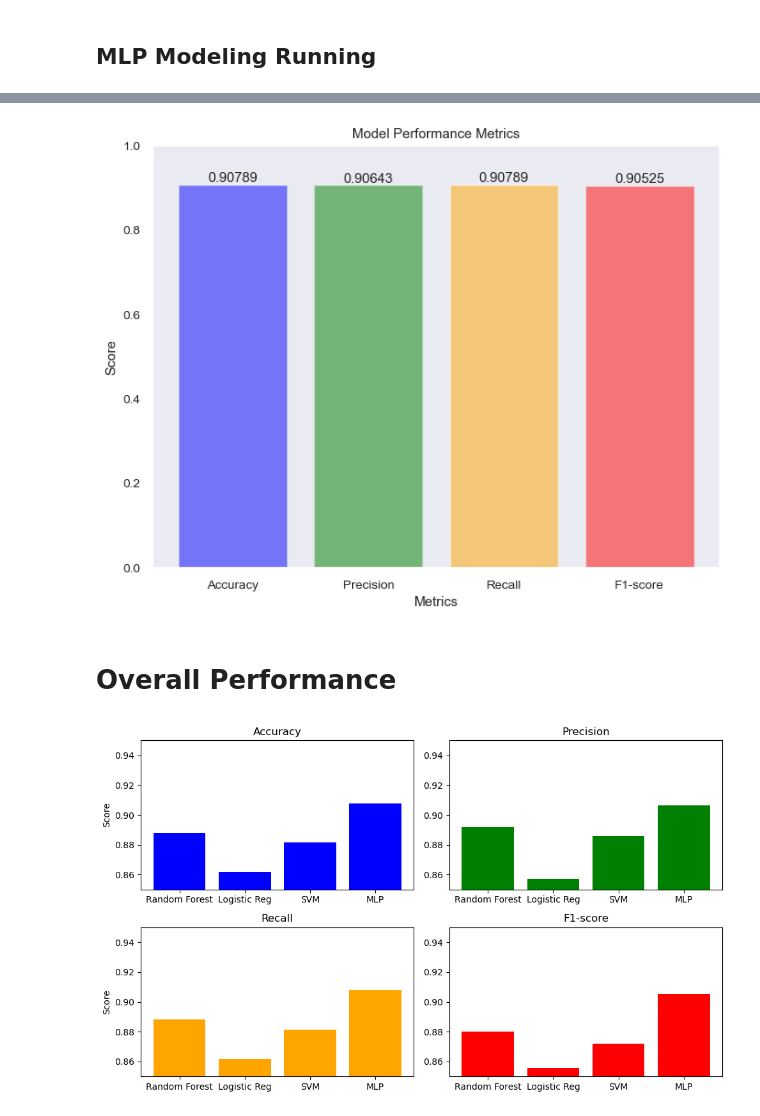
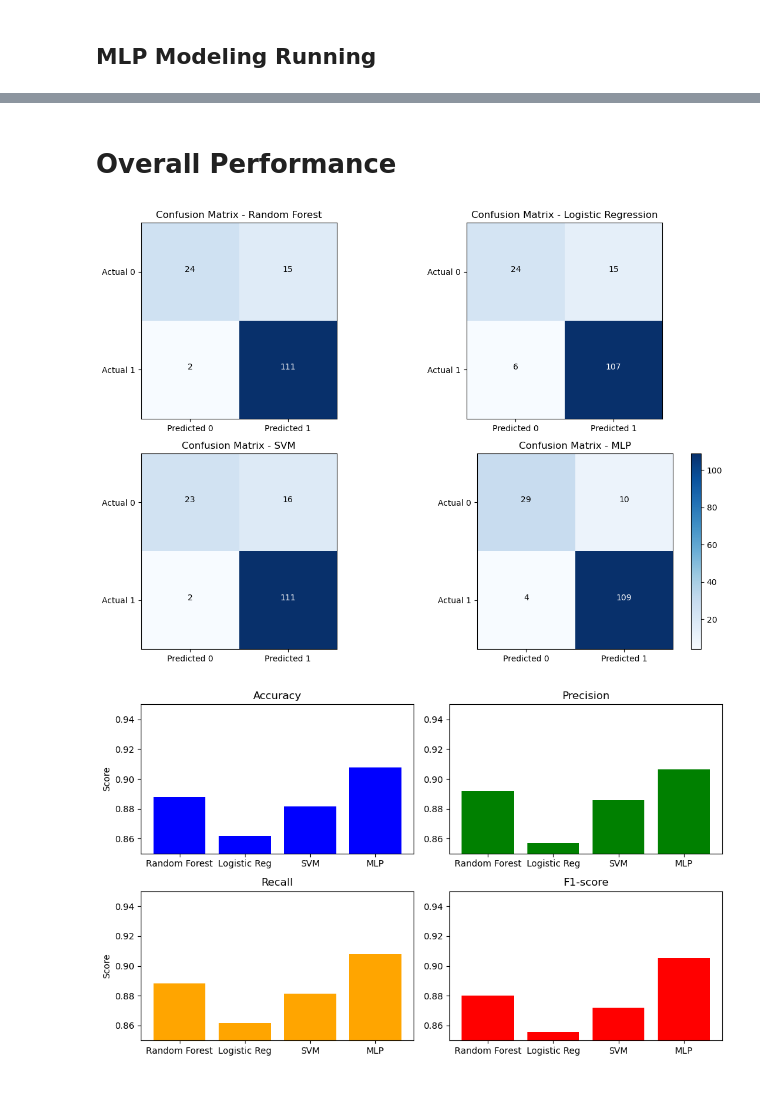
Before and after one commit to DaveMelkani/QTM347_ML_Project, a Jupyter notebook: final_project_347.ipynb, the cells around one changed output, grey strips where cells are left out. Drawn from its saved outputs; the diff is of its cells as text; code cells hidden in the pictures.

```diff
--- a/final_project_347.ipynb
+++ b/final_project_347.ipynb
@@ -555,14 +347,0 @@ print(conf_matrix)
-# %%
-conf_matrix = [conf_matrix[0], conf_matrix[1]]
-labels = ['True Negative', 'False Positive', 'False Negative', 'True Positive']
-
-# Plot confusion matrix
-sns.set(font_scale=0.9)  # for label size
-sns.heatmap(conf_matrix, annot=True, annot_kws={"size": 16}, fmt='g', cmap='Blues',
-            xticklabels=['Predicted Negative', 'Predicted Positive'],
-            yticklabels=['True Negative', 'True Positive'])
-
-plt.xlabel('Predicted label')
-plt.ylabel('True label')
-plt.title('Confusion Matrix')
-plt.show()
@@ -571,25 +348,34 @@ plt.show()
-# %%
-metrics = ['Accuracy', 'Precision', 'Recall', 'F1-score']
-scores = [accuracy, precision, recall, f1]
-
-# Plot
-plt.figure(figsize=(8, 6))
-bars = plt.bar(metrics, scores, color=['blue', 'green', 'orange', 'red'], alpha=0.5)  # Set bar transparency
-plt.title('Model Performance Metrics')
-plt.xlabel('Metrics')
-plt.ylabel('Score')
-plt.ylim(0, 1)  # Set y-axis limit from 0 to 1
-plt.grid(False)
-
-# Add text annotations
-for bar, score in zip(bars, scores):
-    plt.text(bar.get_x() + bar.get_width() / 2, bar.get_height(), round(score, 5), ha='center', va='bottom')
-
-plt.show()
-# %% [output]
-[figure, removed]
 # %% [markdown]
 # Overall Performance
+# %%
+conf_matrices = [
+    [[24, 15], [2, 111]],  # RF
+    [[24, 15], [6, 107]],  # Logistic Regression
+    [[23, 16], [2, 111]],  # SVM
+    [[29, 10], [4, 109]]   # MLP
+]
+
+model_names = ['Random Forest', 'Logistic Regression', 'SVM', 'MLP']
+
+plt.figure(figsize=(12, 8))
+
+for i, conf_matrix in enumerate(conf_matrices):
+    plt.subplot(2, 2, i + 1)
+    plt.imshow(conf_matrix, cmap=plt.cm.Blues, interpolation='nearest')
+    plt.title(f'Confusion Matrix - {model_names[i]}')
+
+    plt.xticks([0, 1], ['Predicted 0', 'Predicted 1'])
+    plt.yticks([0, 1], ['Actual 0', 'Actual 1'])
+
+    for i in range(2):
+        for j in range(2):
+            plt.text(j, i, str(conf_matrix[i][j]), horizontalalignment='center', color='white' if conf_matrix[i][j] > 100 else 'black')
+
+plt.tight_layout()
+plt.colorbar()
+plt.show()
+# %% [output]
+[figure, added]
 # %%
 accuracy_scores = [0.8881578947368421, 0.8618421052631579, 0.881578947368421, 0.9078947368421053]
 precision_scores = [0.8917606516290726, 0.8572799827437445, 0.885814338997099, 0.9064271641671022]
```
Also changed, not shown: parts of 34 cells of this notebook, 2 other files.
